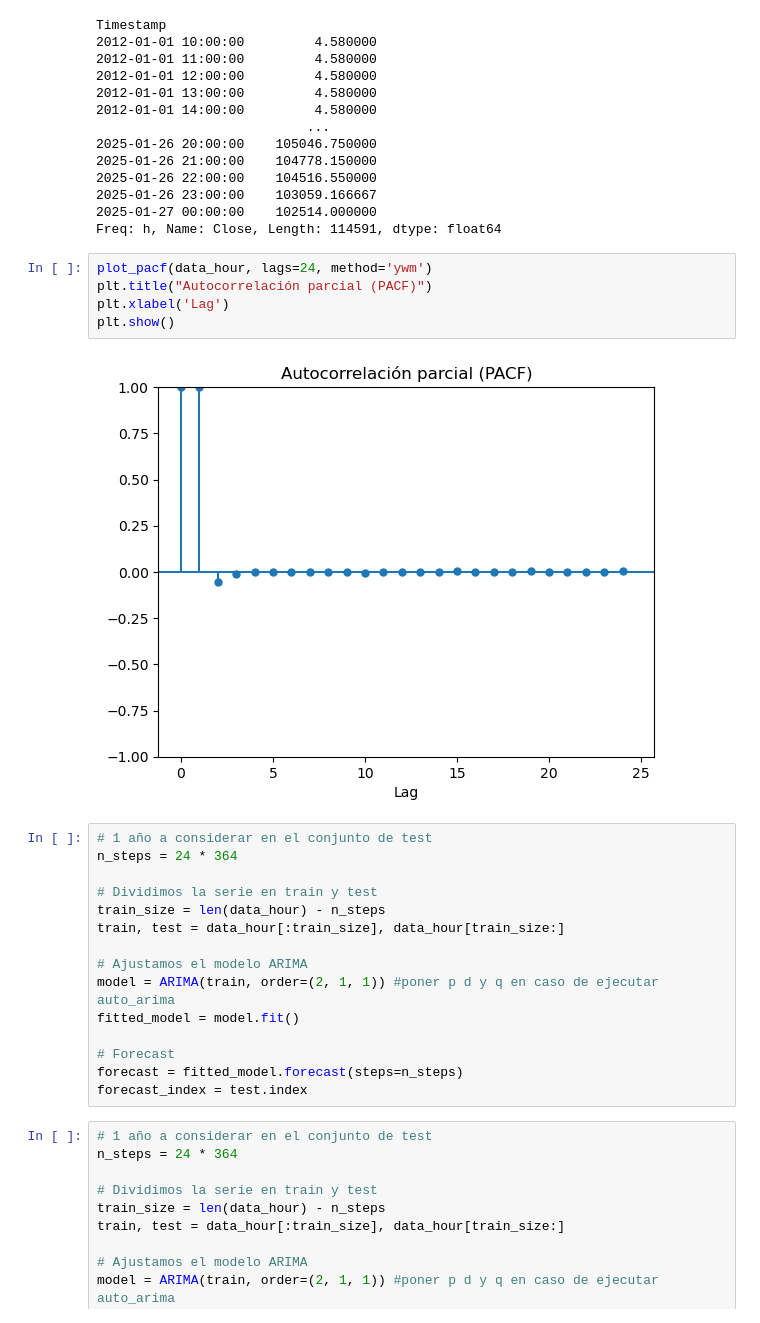
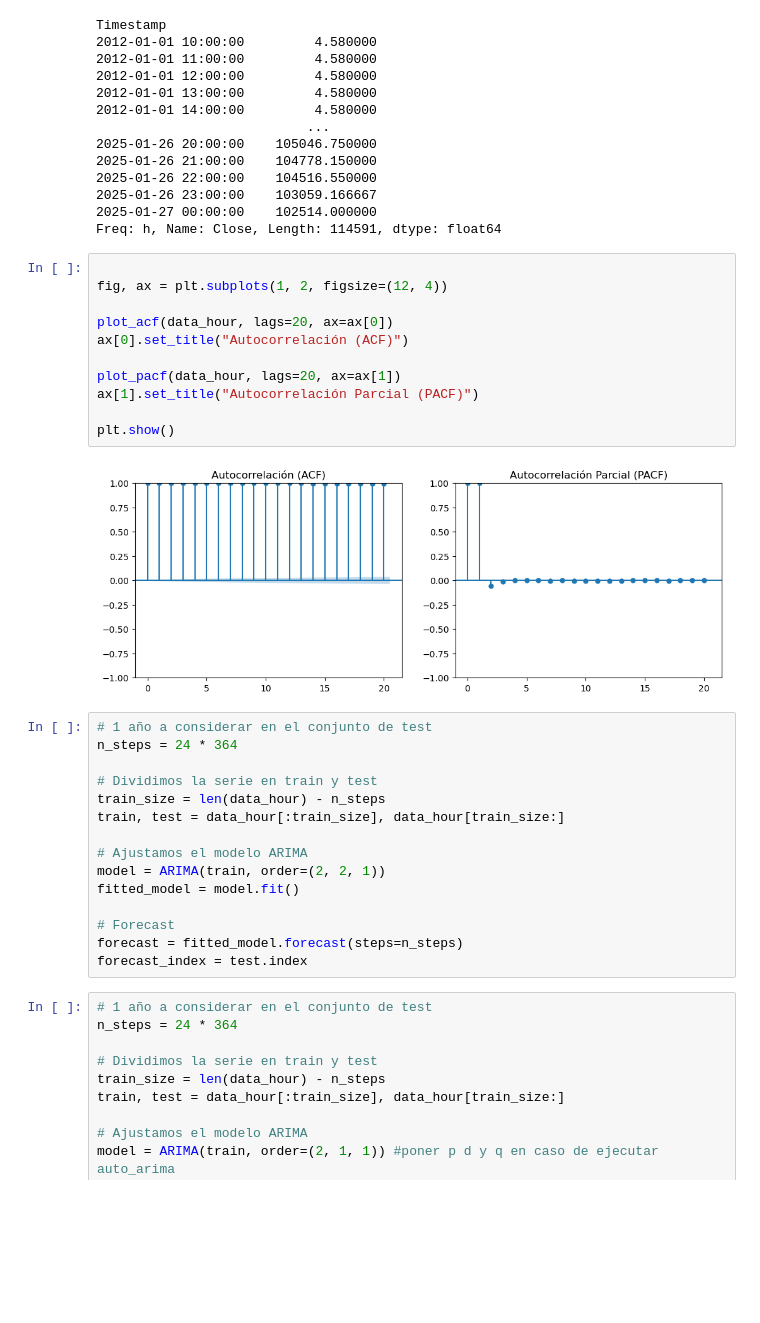
Before and after one commit to german-pf/TFM, a Jupyter notebook: TFM.ipynb, the cells around one changed output. Cells and saved outputs as stored; diff of their text form; blank space fills up the shorter version.

```diff
--- a/TFM.ipynb
+++ b/TFM.ipynb
@@ -134,12 +135,18 @@ Timestamp
 2025-01-27 00:00:00    102514.000000
 Freq: h, Name: Close, Length: 114591, dtype: float64
 # %%
-plot_pacf(data_hour, lags=24, method='ywm')
-plt.title("Autocorrelación parcial (PACF)")
-plt.xlabel('Lag')
+
+fig, ax = plt.subplots(1, 2, figsize=(12, 4))
+
+plot_acf(data_hour, lags=20, ax=ax[0])
+ax[0].set_title("Autocorrelación (ACF)")
+
+plot_pacf(data_hour, lags=20, ax=ax[1])
+ax[1].set_title("Autocorrelación Parcial (PACF)")
+
 plt.show()
 # %% [output]
-[figure, old version]
+[figure, new version]
 # %%
 # 1 año a considerar en el conjunto de test
 n_steps = 24 * 364
@@ -149,7 +156,7 @@ train_size = len(data_hour) - n_steps
 train, test = data_hour[:train_size], data_hour[train_size:]
 
 # Ajustamos el modelo ARIMA
-model = ARIMA(train, order=(2, 1, 1)) #poner p d y q en caso de ejecutar auto_arima
+model = ARIMA(train, order=(2, 2, 1))
 fitted_model = model.fit()
 
 # Forecast
```
Also changed, not shown: parts of 7 cells of this notebook.
